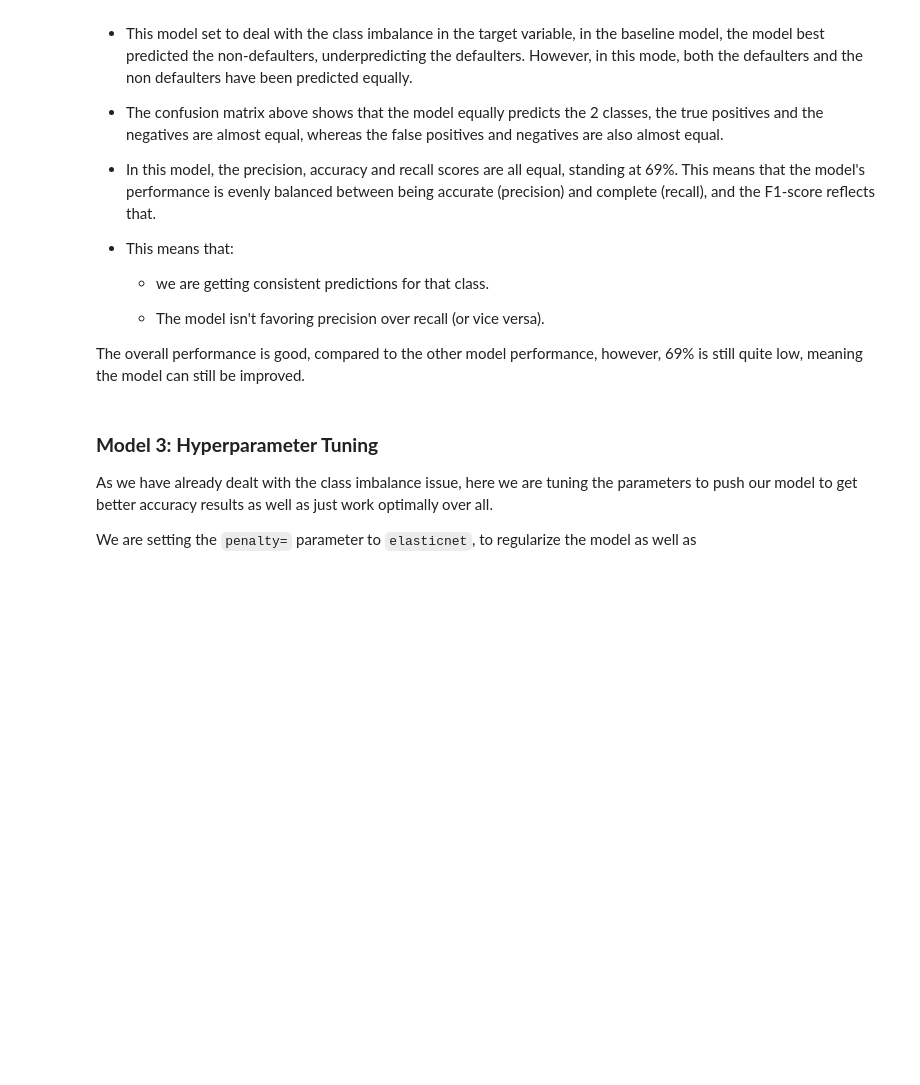
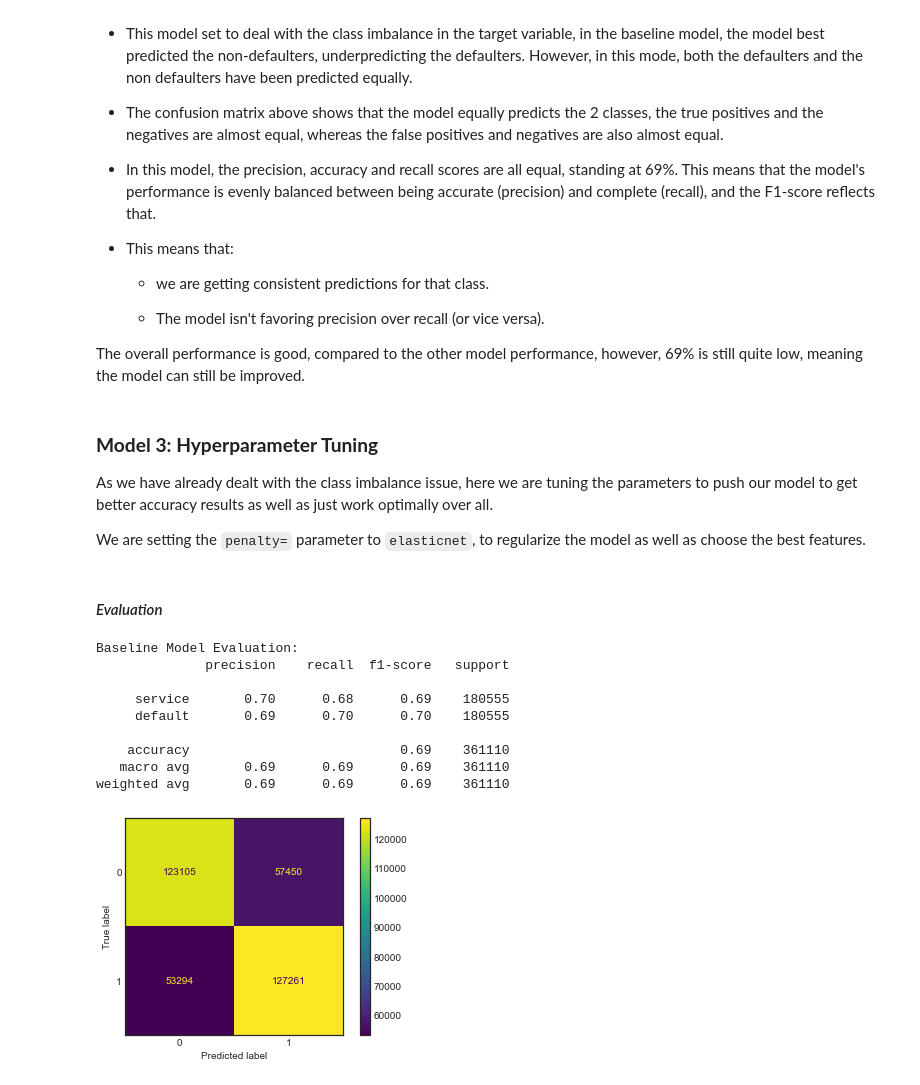
Before and after one commit to Assesa44/Who-Will-Default-, a Jupyter notebook: Notebooks/02_preprocessing_modeling.ipynb, the cells around one changed output. Cells and saved outputs as stored; diff of their text form; code cells hidden in the pictures; blank space fills up the shorter version.

```diff
--- a/Notebooks/02_preprocessing_modeling.ipynb
+++ b/Notebooks/02_preprocessing_modeling.ipynb
@@ -257,4 +257,36 @@ The overall performance is good, compared to the other model performance, howeve
 ### **Model 3: Hyperparameter Tuning**
 As we have already dealt with the class imbalance issue, here we are tuning the parameters to push our model to get better accuracy results as well as just work optimally over all.
 
-We are setting the `penalty=` parameter to `elasticnet`, to regularize the model as well as
+We are setting the `penalty=` parameter to `elasticnet`, to regularize the model as well as choose the best features.
+# %%
+# Prepara data for modeling
+elasticnet_X = X_train_resampled.copy()
+elasticnet_y = y_train_resampled.copy()
+
+# Train and fit the SMOTE model
+log_reg = LogisticRegression(penalty= 'elasticnet', l1_ratio= 1, solver= 'saga', max_iter= 500).fit(elasticnet_X, elasticnet_y)
+
+# Predict y
+y_pred = log_reg.predict(elasticnet_X)
+# %% [markdown]
+#### *Evaluation*
+# %%
+# Print model evaluation
+print('Baseline Model Evaluation:')
+print(classification_report(elasticnet_y, y_pred, target_names= class_label))
+
+conf_matrix = confusion_matrix(elasticnet_y, y_pred)
+plt.style.use('seaborn-white')
+disp = ConfusionMatrixDisplay(conf_matrix)
+disp.plot();
+# %% [output]
+Baseline Model Evaluation:
+              precision    recall  f1-score   support
+
+     service       0.70      0.68      0.69    180555
+     default       0.69      0.70      0.70    180555
+
+    accuracy                           0.69    361110
+   macro avg       0.69      0.69      0.69    361110
+weighted avg       0.69      0.69      0.69    361110
+[figure, added]
```
Also changed, not shown: parts of 7 cells of this notebook.
